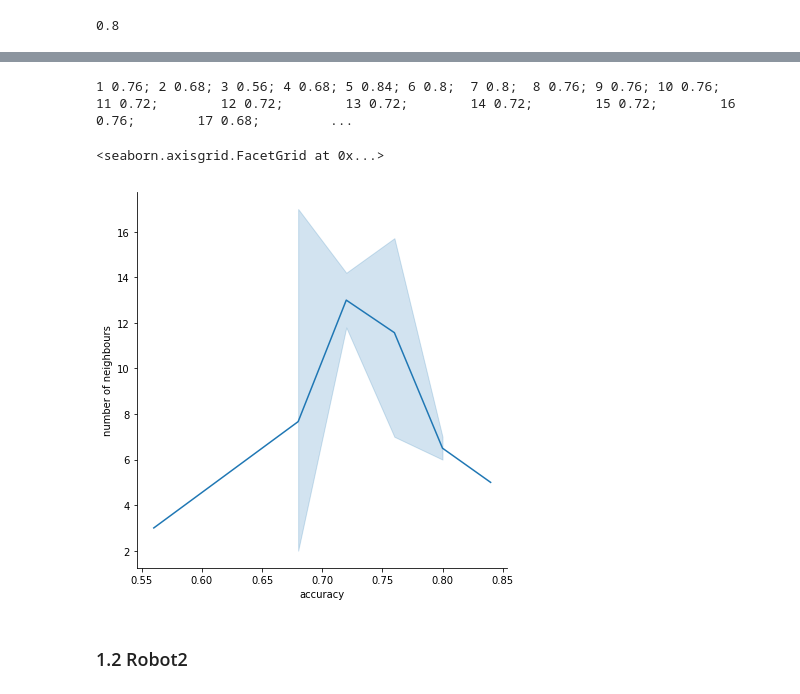
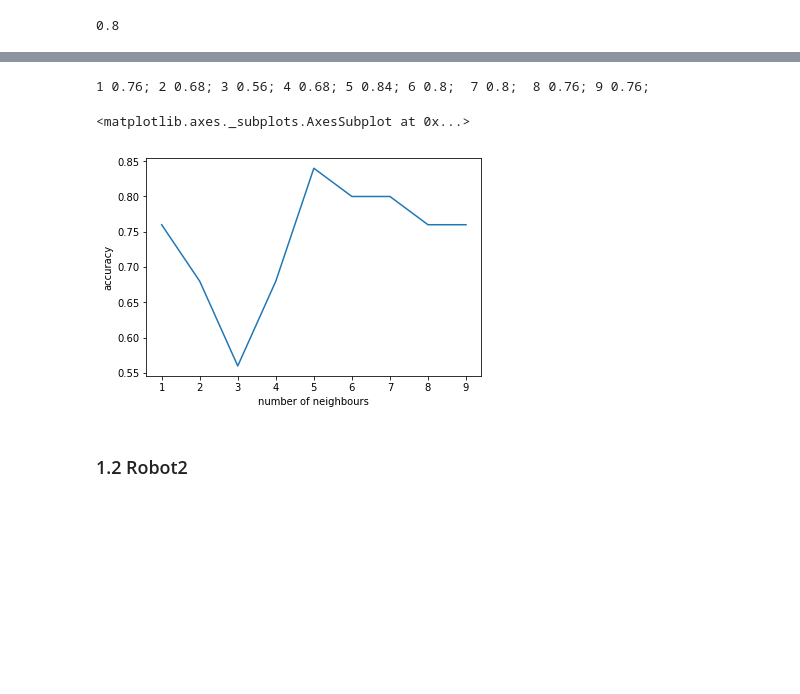
Before and after one commit to abnvanand/smai_a2, a Jupyter notebook: src/KNN.ipynb, the cells around one changed output, grey strips where cells are left out. Saved outputs shown, nothing was run; the diff lists cells and outputs as text; code cells hidden in the pictures; blank space fills up the shorter version.

```diff
--- a/src/KNN.ipynb
+++ b/src/KNN.ipynb
@@ -258,11 +252,11 @@ accuracy_score(y_test, y_pred)
 # %%
 from math import sqrt, floor
 accuracies = []
-n_samples = 20 #  TODO: use floor(sqrt(len(validate_df)))
+n_samples = floor(sqrt(len(train_df)))
 X_train, y_train = train_df.drop(["label"], axis=1), train_df["label"]
 X_test, y_test = validate_df.drop(["label"], axis=1), validate_df["label"]
 
-for k in range(1, n_samples):
+for k in range(1, n_samples+1):
     model = KNeighborsClassifier(n_neighbors=k)
     model.fit(X_train, y_train)
     y_pred = model.predict(X_test)
@@ -271,6 +265,7 @@ for k in range(1, n_samples):
     accuracies.append((k, accu))
 
 print()
-plotdf = pd.DataFrame(accuracies, index=range(n_samples - 1), columns=["number of neighbours", "accuracy"])
-sns.relplot( x="accuracy", y="number of neighbours", kind="line", data=plotdf, height=6)
+plotdf = pd.DataFrame(accuracies, index=range(n_samples), columns=["number of neighbours", "accuracy"])
+# sns.relplot( y="accuracy", x="number of neighbours", kind="line", data=plotdf, height=6)
+sns.lineplot( y="accuracy", x="number of neighbours", data=plotdf)
 # %% [output]
@@ -280,22 +277,23 @@ sns.relplot( x="accuracy", y="number of neighbours", kind="line", data=plotdf, h
 # %%
 from math import sqrt, floor
 accuracies = []
-n_samples = 20 #  TODO: use floor(sqrt(len(validate_df)))
+n_samples = floor(sqrt(len(train_df)))
 
-for k in range(1, n_samples):
+for k in range(1, n_samples+1):
     predictions = predict(validate_df, train_df, k=k)
     actual = validate_df["label"]
     combined_df = pd.concat([actual, predictions], axis=1)
     accu = accuracy(combined_df)
     print(k, accu, end=";\t")
     accuracies.append((k, accu))
 print()
-plotdf = pd.DataFrame(accuracies, index=range(n_samples - 1), columns=["number of neighbours", "accuracy"])
-sns.relplot( x="accuracy", y="number of neighbours", kind="line", data=plotdf, height=6)
+plotdf = pd.DataFrame(accuracies, index=range(n_samples), columns=["number of neighbours", "accuracy"])
+# sns.relplot( x="accuracy", y="number of neighbours", kind="line", data=plotdf, height=6)
+sns.lineplot( y="accuracy", x="number of neighbours", data=plotdf)
 # %% [output]
-1 0.76; 2 0.68; 3 0.56; 4 0.68; 5 0.84; 6 0.8;  7 0.8;  8 0.76; 9 0.76; 10 0.76;        11 0.72;        12 0.72;        13 0.72;        14 0.72;        15 0.72;        16 0.76;        17 0.68;         ...
+1 0.76; 2 0.68; 3 0.56; 4 0.68; 5 0.84; 6 0.8;  7 0.8;  8 0.76; 9 0.76;
-<seaborn.axisgrid.FacetGrid at 0x...>
+<matplotlib.axes._subplots.AxesSubplot at 0x...>
-[figure, old version]
+[figure, new version]
 # %% [markdown]
 ### 1.2 Robot2
 # %%
```
Also changed, not shown: parts of 12 cells of this notebook, 2 other files.
